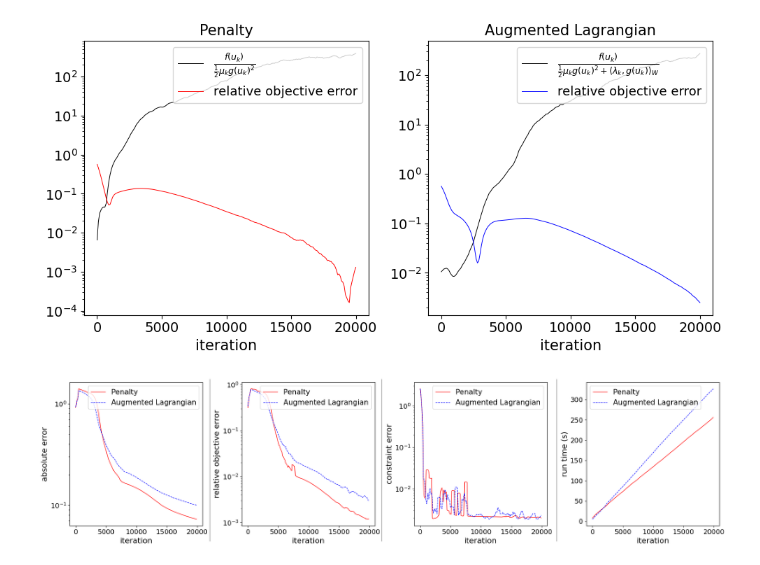
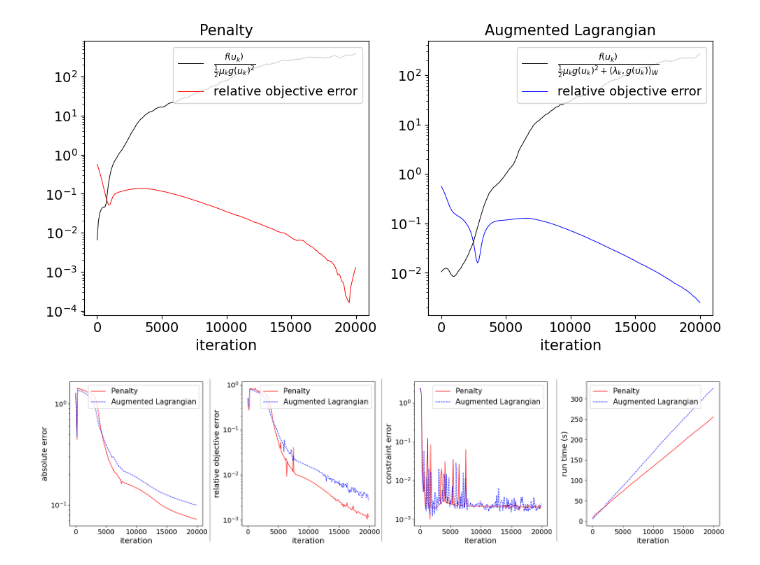
Before and after one commit to pinakm9/var-al, a Jupyter notebook: plotters/sphere-geodesic.ipynb, the cells around one changed output. Saved outputs shown, nothing was run; the diff lists cells and outputs as text; code cells hidden in the pictures.

Commit message:
plot updates

```diff
--- a/plotters/sphere-geodesic.ipynb
+++ b/plotters/sphere-geodesic.ipynb
@@ -352,11 +352,11 @@ title_size = 15 + scale
 cbar_tick_size = 10 + scale
 line_color = "darkgrey"
 
-
 def smooth(y, k):
-    y_smooth = savgol_filter(y, 5, k)
-    return y_smooth
-
+    if k == -1:
+        return y
+    else:
+        return savgol_filter(y, 1, k)
 tick_size = 14 + scale
 def plot_errors(filename, last, interval, k):
     fig = plt.figure(figsize=(20, 5))
@@ -393,32 +393,32 @@ def plot_errors(filename, last, interval, k):
     df_al = pd.read_csv('../data/sphere-geodesic-al/train_log.csv')
 
     x = df_p['iteration'].to_numpy()[0:last:interval]
     ax_l.semilogy(x, smooth(df_p['L2-error'].to_numpy()[0:last:interval], k), linewidth=1, label='Penalty', c='red')
     ax_l.semilogy(x, smooth(df_al['L2-error'].to_numpy()[0:last:interval], k), linewidth=1, label='Augmented Lagrangian', c='blue', linestyle='--')
     ax_l.legend(fontsize=legend_size)
     ax_o.semilogy(x, smooth(np.abs(df_p['objective-error'].to_numpy()[0:last:interval]), k), linewidth=1, label='Penalty', c='red')
     ax_o.semilogy(x, smooth(np.abs(df_al['objective-error'].to_numpy()[0:last:interval]), k), linewidth=1, label='Augmented Lagrangian', c='blue', linestyle='--')
     ax_o.legend(fontsize=legend_size)
     ax_c.semilogy(x, smooth(np.abs(df_p['constraint-error'].to_numpy()[0:last:interval]), k), linewidth=1, label='Penalty', c='red')
     ax_c.semilogy(x, smooth(np.abs(df_al['constraint-error'].to_numpy()[0:last:interval]), k), linewidth=1, label='Augmented Lagrangian', c='blue', linestyle='--')
     ax_c.legend(fontsize=legend_size)
     ax_m.plot(x, smooth(np.abs(df_p['runtime'].to_numpy()[0:last:interval]), k), linewidth=1, label='Penalty', c='red')
     ax_m.plot(x, smooth(np.abs(df_al['runtime'].to_numpy()[0:last:interval]), k), linewidth=1, label='Augmented Lagrangian', c='blue', linestyle='--')
     ax_m.legend(fontsize=legend_size)
     l = 0.4525
     line = plt.Line2D([l+.045,l+.045],[0.05,0.98], transform=fig.transFigure, color=line_color)
     fig.add_artist(line)
     l = 0.205
     line = plt.Line2D([l+.045,l+.045],[0.05,0.98], transform=fig.transFigure, color=line_color)
     fig.add_artist(line)
     l = 0.705
     line = plt.Line2D([l+.045,l+.045],[0.05,0.98], transform=fig.transFigure, color=line_color)
     fig.add_artist(line)
     fig.tight_layout()
     plt.savefig('{}.png'.format(filename), dpi=300)
     plt.show()
 
 
-plot_errors('../plots/sphere-geodesic-error', last=200, interval=1, k=1)
+plot_errors('../plots/sphere-geodesic-error', last=200, interval=1, k=-1)
 # %% [output]
-[figure, old version]
+[figure, new version]
```
Also changed, not shown: 12 other files.
